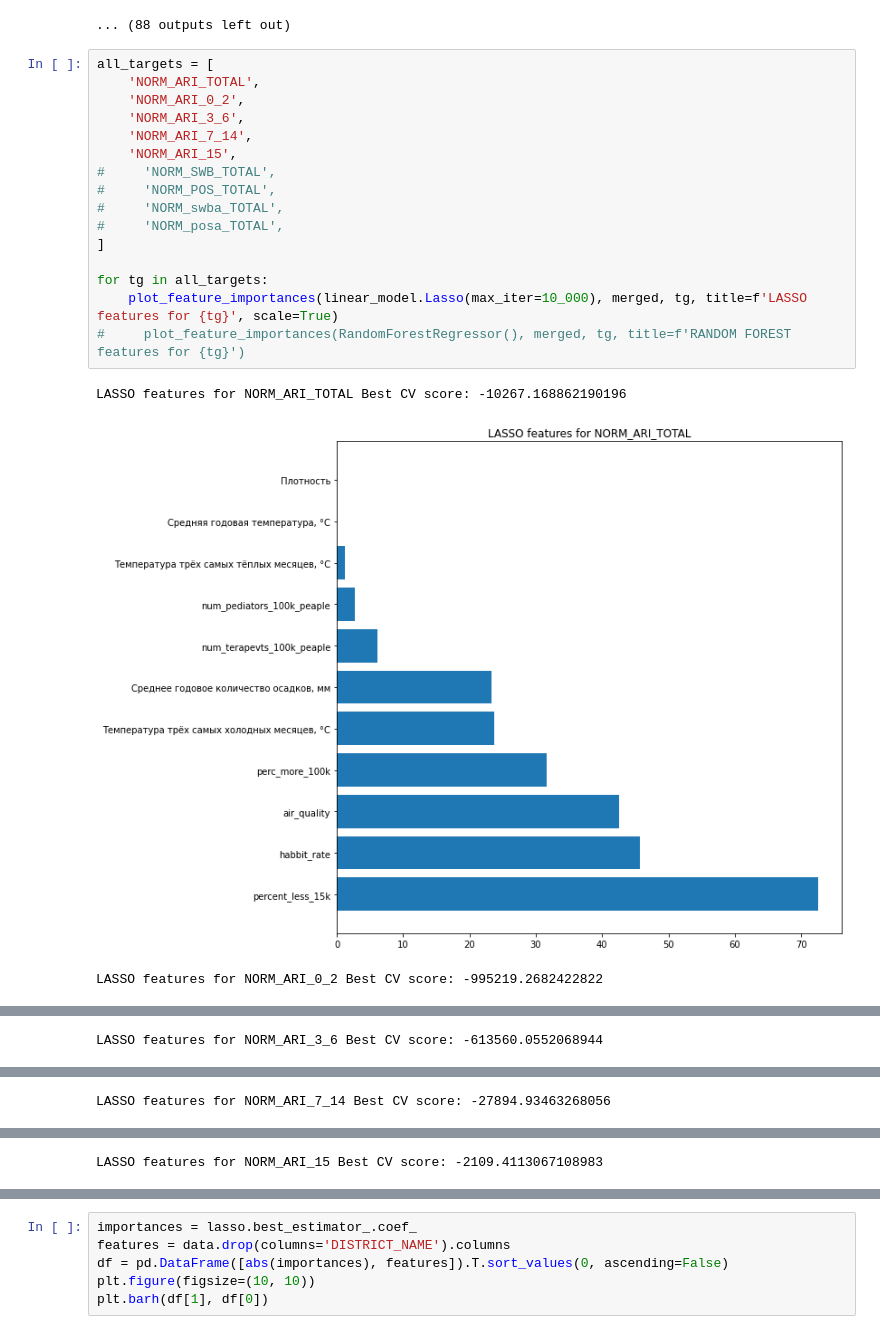
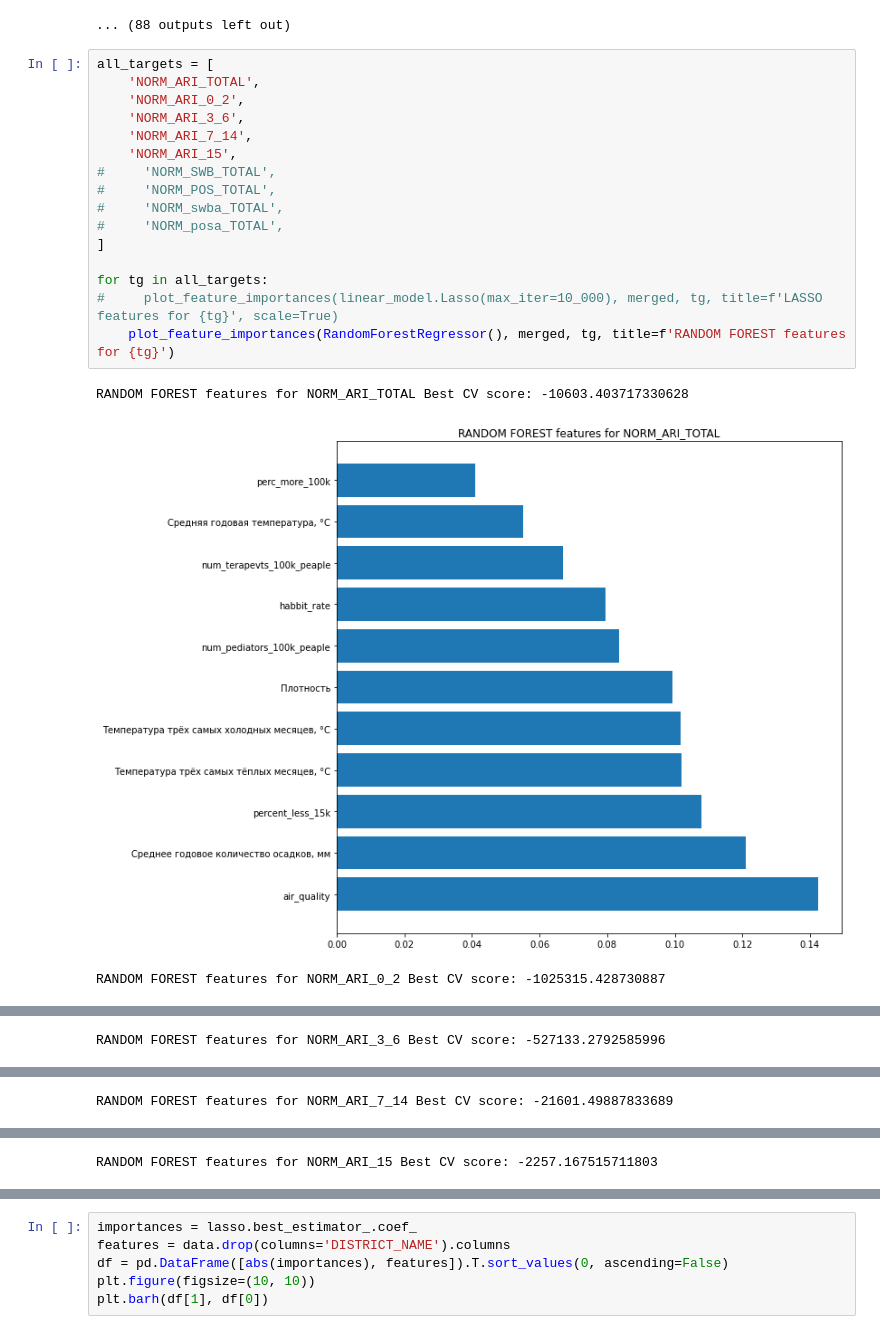
Before and after one commit to AlexanderNevarko/bcg-hack, a Jupyter notebook: ml_analisys.ipynb, the cells around one changed output, grey strips where cells are left out. Cells and saved outputs as stored; diff of their text form.

```diff
--- a/ml_analisys.ipynb
+++ b/ml_analisys.ipynb
@@ -299,20 +299,20 @@ RANDOM FOREST features for NORM_ARI_7_14 Best CV score: -22301.40334455489
 # %%
 all_targets = [
     'NORM_ARI_TOTAL',
     'NORM_ARI_0_2',
     'NORM_ARI_3_6',
     'NORM_ARI_7_14',
     'NORM_ARI_15',
 #     'NORM_SWB_TOTAL',
 #     'NORM_POS_TOTAL',
 #     'NORM_swba_TOTAL',
 #     'NORM_posa_TOTAL',
 ]
 
 for tg in all_targets:
-    plot_feature_importances(linear_model.Lasso(max_iter=10_000), merged, tg, title=f'LASSO features for {tg}', scale=True)
-#     plot_feature_importances(RandomForestRegressor(), merged, tg, title=f'RANDOM FOREST features for {tg}')
+#     plot_feature_importances(linear_model.Lasso(max_iter=10_000), merged, tg, title=f'LASSO features for {tg}', scale=True)
+    plot_feature_importances(RandomForestRegressor(), merged, tg, title=f'RANDOM FOREST features for {tg}')
 # %% [output]
-LASSO features for NORM_ARI_TOTAL Best CV score: -10267.168862190196
+RANDOM FOREST features for NORM_ARI_TOTAL Best CV score: -10603.403717330628
-[figure, old version]
+[figure, new version]
-LASSO features for NORM_ARI_0_2 Best CV score: -995219.2682422822
+RANDOM FOREST features for NORM_ARI_0_2 Best CV score: -1025315.428730887
@@ -320 +320 @@ LASSO features for NORM_ARI_0_2 Best CV score: -995219.2682422822
-LASSO features for NORM_ARI_3_6 Best CV score: -613560.0552068944
+RANDOM FOREST features for NORM_ARI_3_6 Best CV score: -527133.2792585996
@@ -322 +322 @@ LASSO features for NORM_ARI_3_6 Best CV score: -613560.0552068944
-LASSO features for NORM_ARI_7_14 Best CV score: -27894.93463268056
+RANDOM FOREST features for NORM_ARI_7_14 Best CV score: -21601.49887833689
@@ -324 +324 @@ LASSO features for NORM_ARI_7_14 Best CV score: -27894.93463268056
-LASSO features for NORM_ARI_15 Best CV score: -2109.4113067108983
+RANDOM FOREST features for NORM_ARI_15 Best CV score: -2257.167515711803
```
Also changed, not shown: parts of 3 cells of this notebook, 1 other file.
